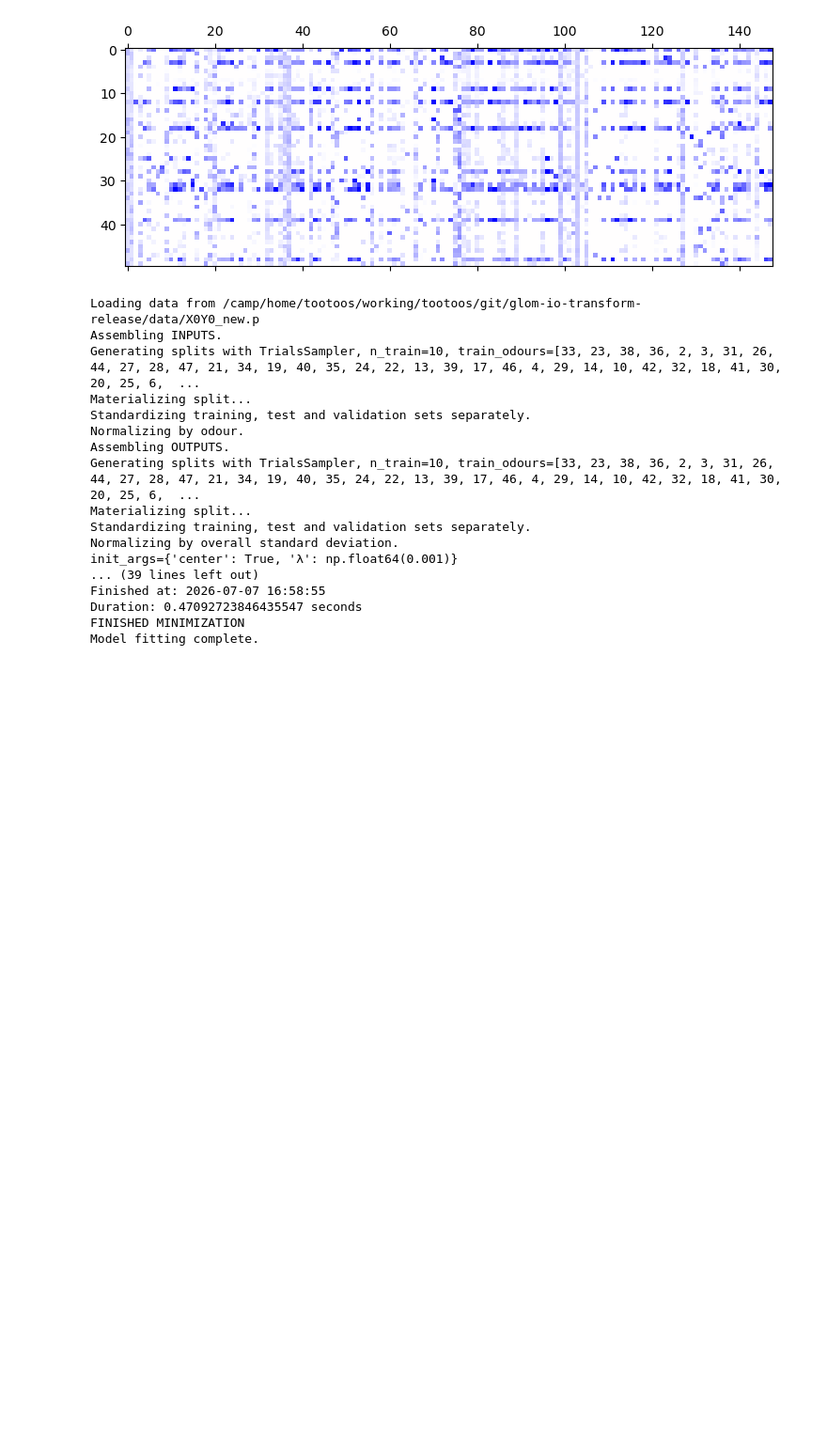
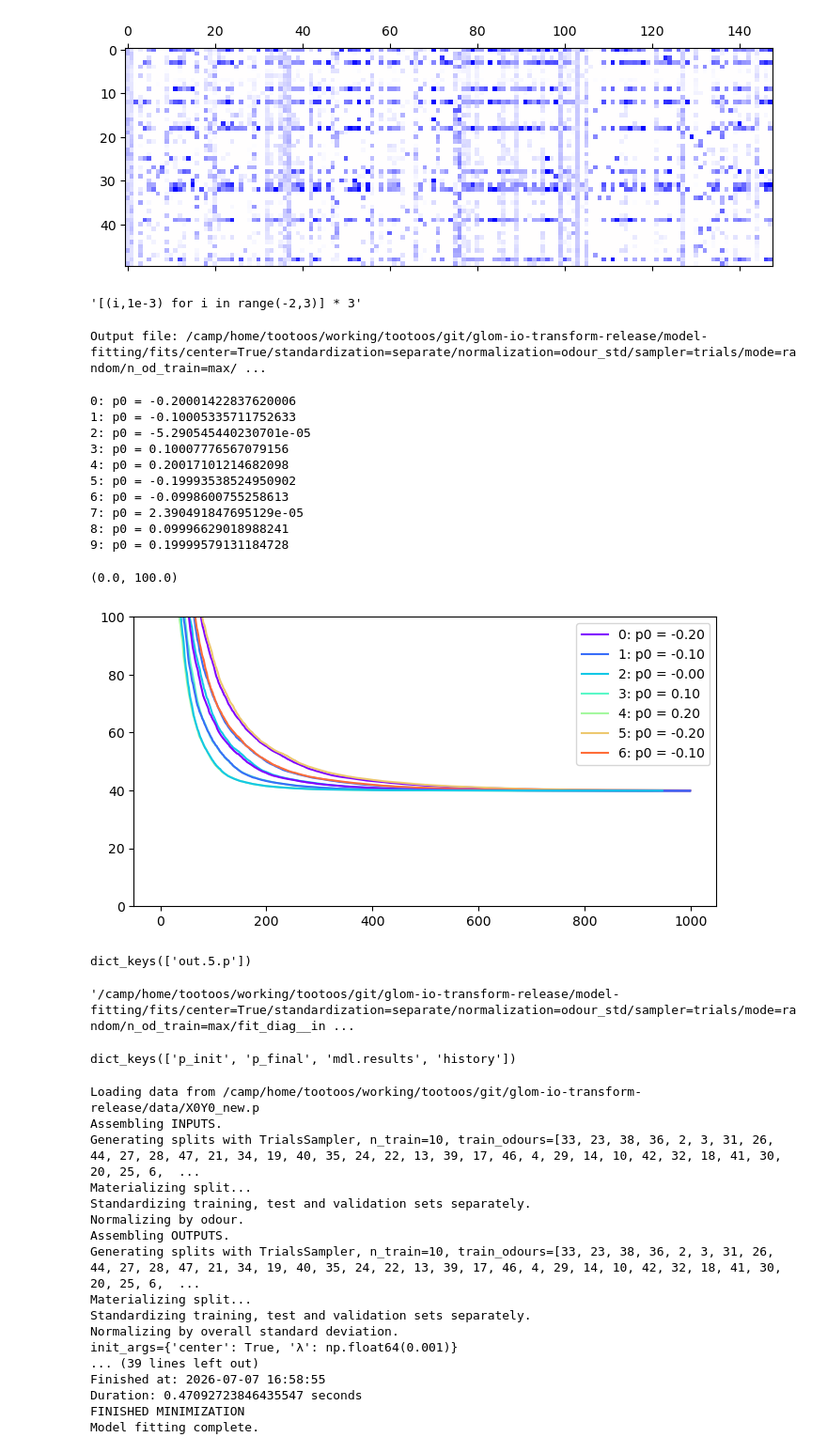
Before and after one commit to stootoon/glom-io-transform-release, a Jupyter notebook: model-fitting/demo_generalization.ipynb, the cells around one changed output. Shown at 94% size. Drawn from its saved outputs; the diff is of its cells as text; code cells hidden in the pictures; blank space fills up the shorter version.

```diff
--- a/model-fitting/demo_generalization.ipynb
+++ b/model-fitting/demo_generalization.ipynb
@@ -519,7 +522,40 @@ matshow(pfinals_inh - 1, vmin=-5, vmax=5, cmap="bwr")
 [figure]
 # %%
 res = split.model("DiagOnlyInh")
-in_file = os.path.join(res.base_dir, "in.25.p")
+in_file = os.path.join(res.base_dir, "in.0.p")
 assert os.path.exists(in_file), f"Input file {in_file} does not exist"
 with open(in_file, "rb") as f:
     in_data = pickle.load(f)
+# %%
+in_data["min_args"]["p_init"]
+# %% [output]
+'[(i,1e-3) for i in range(-2,3)] * 3'
+# %%
+out_file = in_file.replace("in.0.p", "out.0.p").replace("fit_diag__inh_only", "ffree_lat")
+print(f"Output file: {out_file}")
+with open(out_file, "rb") as f:
+    out_data = pickle.load(f)
+# %% [output]
+Output file: /camp/home/tootoos/working/tootoos/git/glom-io-transform-release/model-fitting/fits/center=True/standardization=separate/normalization=odour_std/sampler=trials/mode=random/n_od_train=max/ ...
+# %%
+figure(figsize=(8, 4))
+for i, run in enumerate(out_data["results"]["all_runs"]):
+    p0 = run["p0"]
+    print(f"{i}: p0 = {p0.mean()}")
+    h = run["history"]
+    plot(h["f"], color = cm.rainbow((i % 7)/7.), label = f"{i}: p0 = {p0.mean():.2f}" if i < 7 else None)
+legend()
+ylim(0,100)
+# %% [output]
+0: p0 = -0.20001422837620006
+1: p0 = -0.10005335711752633
+2: p0 = -5.290545440230701e-05
+3: p0 = 0.10007776567079156
+4: p0 = 0.20017101214682098
+5: p0 = -0.19993538524950902
+6: p0 = -0.0998600755258613
+7: p0 = 2.390491847695129e-05
+8: p0 = 0.09996629018988241
+9: p0 = 0.19999579131184728
+(0.0, 100.0)
+[figure, added]
@@ -526,3 +564,15 @@ with open(in_file, "rb") as f:
+# %%
+res._file_cache.keys()
+# %% [output]
+dict_keys(['out.5.p'])
+# %%
+in_file
+# %% [output]
+'/camp/home/tootoos/working/tootoos/git/glom-io-transform-release/model-fitting/fits/center=True/standardization=separate/normalization=odour_std/sampler=trials/mode=random/n_od_train=max/fit_diag__in ...
+# %%
+res_ex.params.keys()
+# %% [output]
+dict_keys(['p_init', 'p_final', 'mdl.results', 'history'])
 # %%
 in_data["min_args"]["p0"] = -1 + 0*pfinals_inh[9] + 0.001 * np.random.randn(*pfinals_inh[9].shape)
 results = driver.run(in_data)
```
Also changed, not shown: parts of 5 cells of this notebook, 1 other file.
